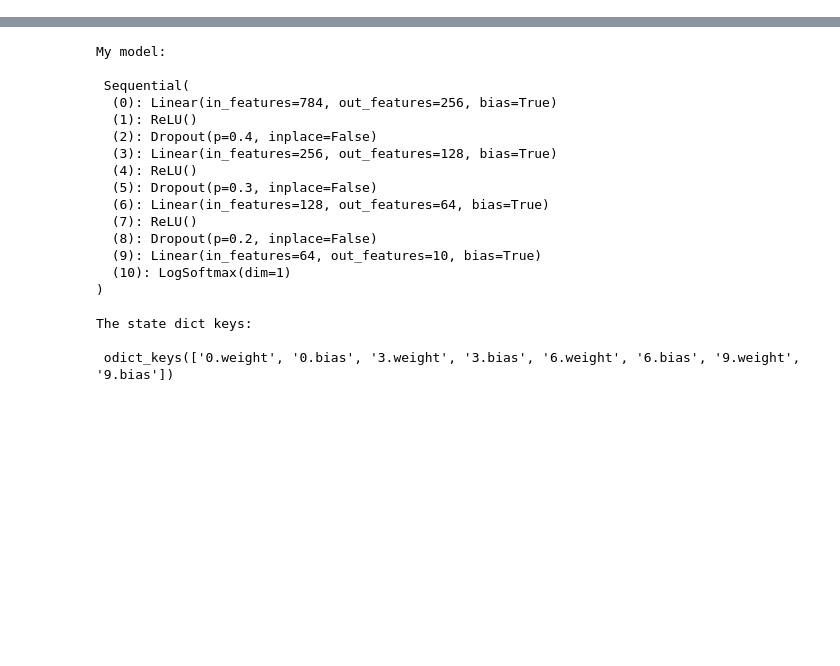
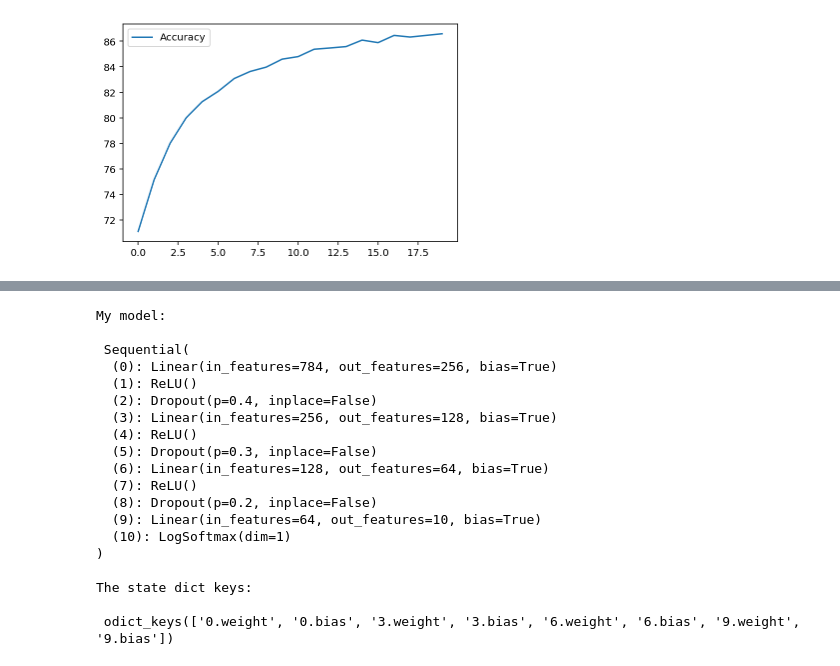
Before and after one commit to VarunKRK/DL-Zalando-project, a Jupyter notebook: Zolando Classify.ipynb, the cells around one changed output, grey strips where cells are left out. Saved outputs shown, nothing was run; the diff lists cells and outputs as text; code cells hidden in the pictures; blank space fills up the shorter version.

```diff
--- a/Zolando Classify.ipynb
+++ b/Zolando Classify.ipynb
@@ -120,3 +127,10 @@ plt.show()
+# %%
+plt.plot(Accuracy, label = 'Accuracy')
+plt.plot()
+plt.legend()
+plt.show()
+# %% [output]
+[figure, added]
 # %%
 # Define view_classify function
 def view_classify(img, ps, version="MNIST"):
```
Also changed, not shown: parts of 5 cells of this notebook.
